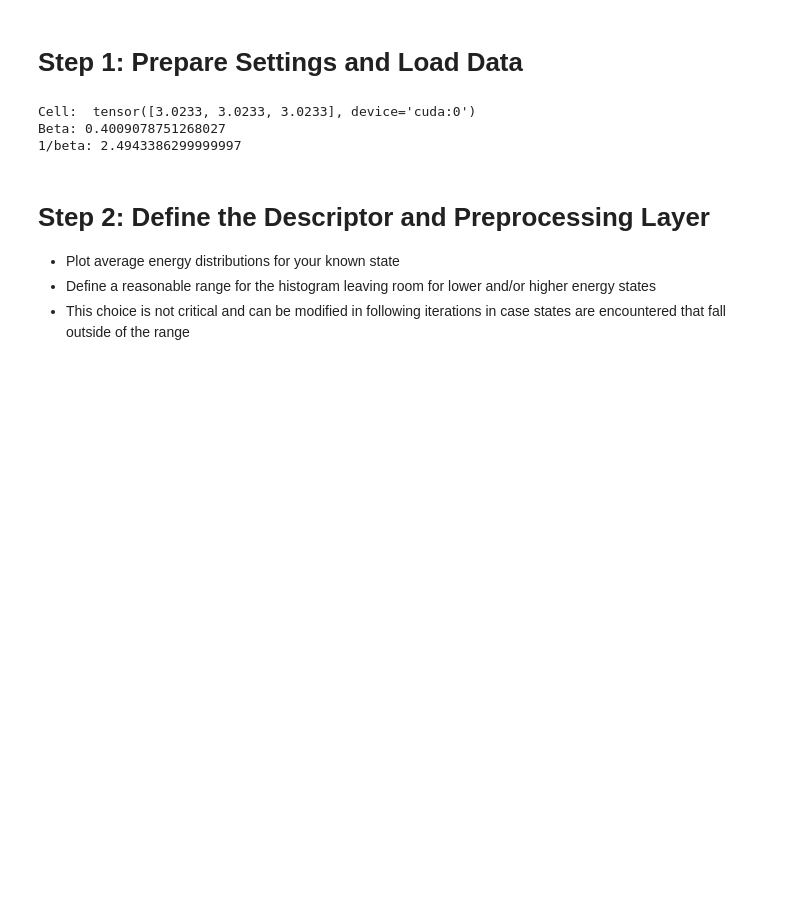
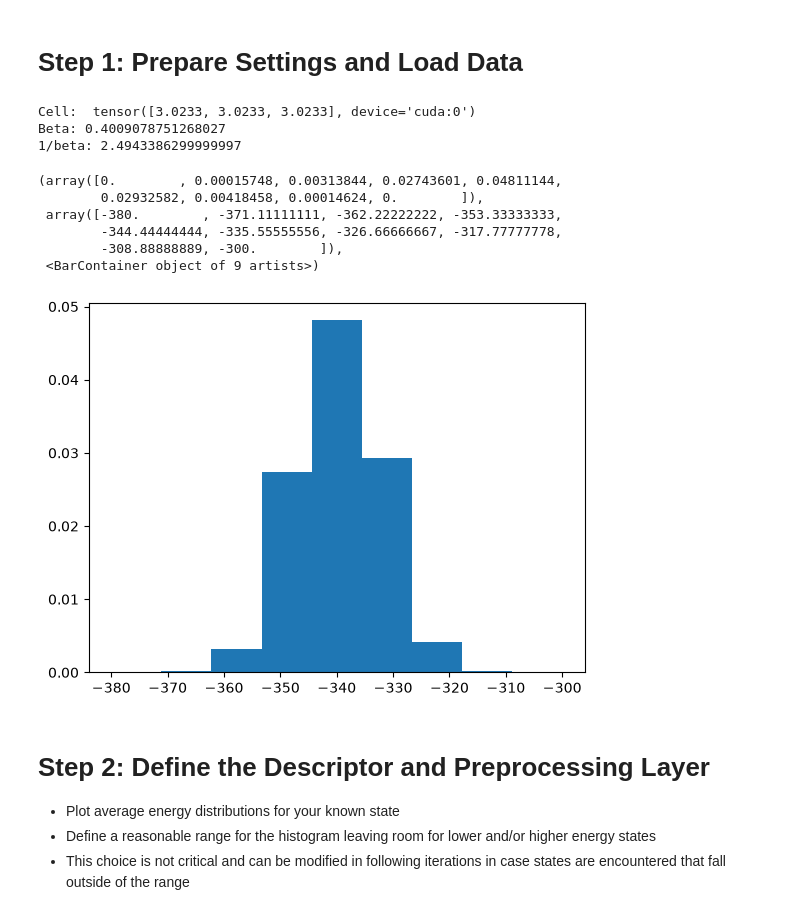
Before and after one commit to Flofega/EnsembleDynamicsPaper, a Jupyter notebook: alanine/training/ala_indicator.ipynb, the cells around one changed output. Cells and saved outputs as stored; diff of their text form; code cells hidden in the pictures; blank space fills up the shorter version.

```diff
--- a/alanine/training/ala_indicator.ipynb
+++ b/alanine/training/ala_indicator.ipynb
@@ -66,0 +43,45 @@ ds_unbiased = DictDataset({"data": pos_all, "labels": labels_all})
+# %%
+# Define your energy function
+n_at = 22
+energy = ReducedFFEnergy.from_files(
+    n_atoms=n_at,
+    bonds_file="../sim_template/bonds_mm.dat", # Path to the input files for the equivalent Plumed function
+    angles_file="../sim_template/angles_mm.dat", # Files contain info on which atoms are 1-2,1-3 and 1-4 neighbours
+    dihedrals_file="../sim_template/dihedrals_mm.dat",
+    lj_peratom_file="../sim_template/lj_peratom_mm.dat", # Contains true LJ parameters for each atom
+    use_lj=True,
+    lj_cutoff=1.2, # Match the cutoff to the gromacs input
+    lj_comb="LB", # Lennard-Jones combination rule: LB = Lorentz-Berthelot
+    use_coulomb=True,
+    charges_file="../sim_template/charges_mm.dat", # Contains true charges for each atom
+    epsilon_r=1, # Relative permittivity (dielectric constant) for Coulomb interactions, can be set to implicitly include solvent effects
+    exclude12=True, # Exclude close neighbour interactions to filter out thermal noise
+    exclude13=True,
+    scale14=0,
+    box = cell,
+    n_replicas=1,
+)
+# %%
+u_unbiased = mda.Universe("../test_data/ala.gro", "../test_data/traj_comp.xtc")
+
+e_unbound = []
+
+for t in u_unbiased.trajectory:
+    ats = u_unbiased.atoms.select_atoms("all")
+    pos = ats.atoms.positions / 10.0
+    pos_tensor = torch.tensor(pos.flatten(), dtype=torch.get_default_dtype()).view(1, -1)
+    e = energy(pos_tensor)
+    e_unbound.append(float(e.item()))
+# %%
+# Estimate the histogram range, leaving room potential higher or lower energy states
+# Keep the resolution just large enough to distinguish the distribution tails from the bulk of the distribution
+bins = np.linspace(-380, -300, 10)
+plt.hist(e_unbound, bins=bins, density=True)
+# %% [output]
+(array([0.        , 0.00015748, 0.00313844, 0.02743601, 0.04811144,
+        0.02932582, 0.00418458, 0.00014624, 0.        ]),
+ array([-380.        , -371.11111111, -362.22222222, -353.33333333,
+        -344.44444444, -335.55555556, -326.66666667, -317.77777778,
+        -308.88888889, -300.        ]),
+ <BarContainer object of 9 artists>)
+[figure, added]
```
Also changed, not shown: parts of 10 cells of this notebook, 4 other files.
